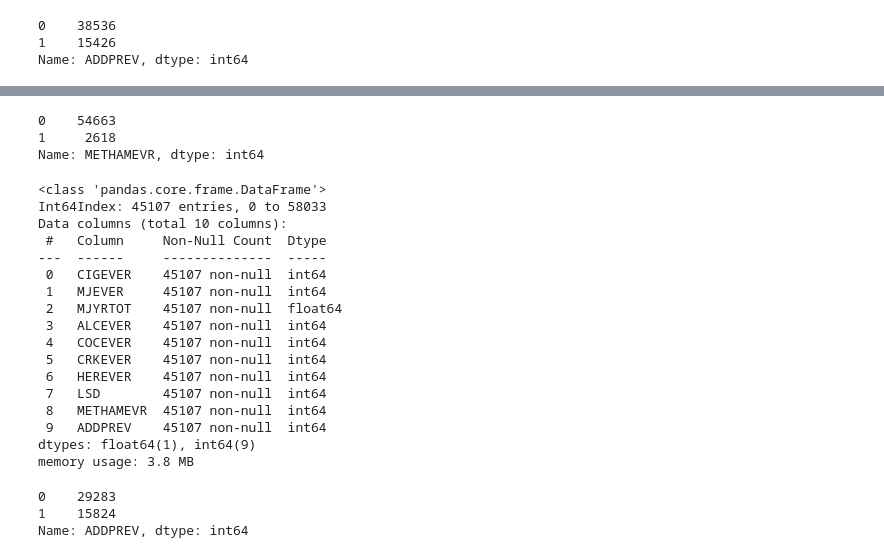
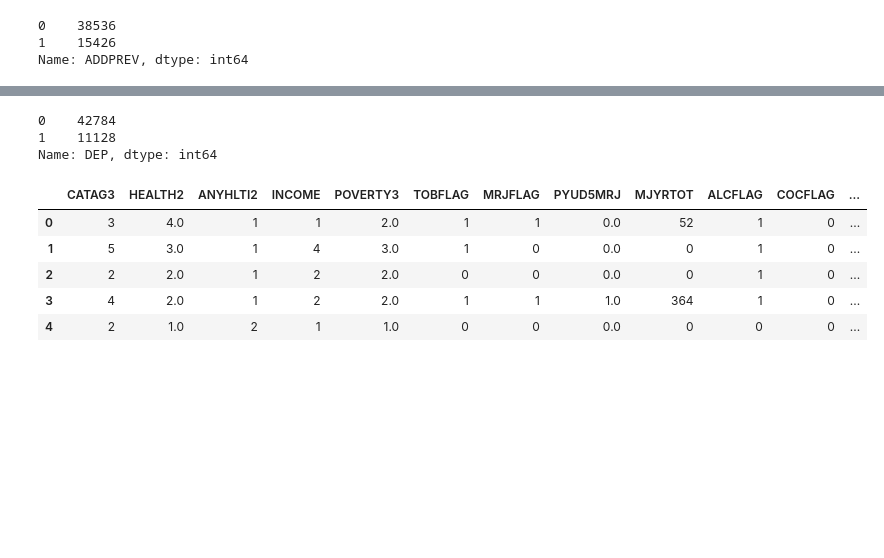
Before and after one commit to melissaprax/substance-use-mental-illness-analysis, a Jupyter notebook: drug_use_eda.ipynb, the cells around one changed output, grey strips where cells are left out. Saved outputs shown, nothing was run; the diff lists cells and outputs as text; code cells hidden in the pictures; blank space fills up the shorter version.

```diff
--- a/drug_use_eda.ipynb
+++ b/drug_use_eda.ipynb
@@ -259,8 +203,0 @@ Name: CRKEVER, dtype: int64
-# %%
-#HEREVER
-df = df[df['HEREVER'].isin([1,2])]
-
-df.loc[df['HEREVER'] == 2, 'HEREVER'] = 0
-
-# Inspect changes
-df['HEREVER'].value_counts()
@@ -289,45 +203,0 @@ Name: LSD, dtype: int64
-# %%
-#METHAMEVR
-df = df[df['METHAMEVR'].isin([1,2])]
-
-df.loc[df['METHAMEVR'] == 2, 'METHAMEVR'] = 0
-
-# Inspect changes
-df['METHAMEVR'].value_counts()
-# %% [output]
-0    54663
-1     2618
-Name: METHAMEVR, dtype: int64
-# %%
-# Clean ADDPREV
-df = df[(df['ADDPREV'] == 1) | (df['ADDPREV'] == 2)]
-
-# Change all 2s to 0s
-df['ADDPREV'] = df['ADDPREV'].replace(2, 0)
-
-# Inspect
-df.info()
-# %% [output]
-<class 'pandas.core.frame.DataFrame'>
-Int64Index: 45107 entries, 0 to 58033
-Data columns (total 10 columns):
- #   Column     Non-Null Count  Dtype
----  ------     --------------  -----
- 0   CIGEVER    45107 non-null  int64
- 1   MJEVER     45107 non-null  int64
- 2   MJYRTOT    45107 non-null  float64
- 3   ALCEVER    45107 non-null  int64
- 4   COCEVER    45107 non-null  int64
- 5   CRKEVER    45107 non-null  int64
- 6   HEREVER    45107 non-null  int64
- 7   LSD        45107 non-null  int64
- 8   METHAMEVR  45107 non-null  int64
- 9   ADDPREV    45107 non-null  int64
-dtypes: float64(1), int64(9)
-memory usage: 3.8 MB
-# %%
-df.ADDPREV.value_counts()
-# %% [output]
-0    29283
-1    15824
-Name: ADDPREV, dtype: int64
@@ -333,0 +221,16 @@ Name: ADDPREV, dtype: int64
+# %%
+# Inspect
+df.DEP.value_counts()
+# %% [output]
+0    42784
+1    11128
+Name: DEP, dtype: int64
+# %%
+df.head()
+# %% [output]
+|  | CATAG3 | HEALTH2 | ANYHLTI2 | INCOME | POVERTY3 | TOBFLAG | MRJFLAG | PYUD5MRJ | MJYRTOT | ALCFLAG | COCFLAG | ... |
+| 0 | 3 | 4.0 | 1 | 1 | 2.0 | 1 | 1 | 0.0 | 52 | 1 | 0 | ... |
+| 1 | 5 | 3.0 | 1 | 4 | 3.0 | 1 | 0 | 0.0 | 0 | 1 | 0 | ... |
+| 2 | 2 | 2.0 | 1 | 2 | 2.0 | 0 | 0 | 0.0 | 0 | 1 | 0 | ... |
+| 3 | 4 | 2.0 | 1 | 2 | 2.0 | 1 | 1 | 1.0 | 364 | 1 | 0 | ... |
+| 4 | 2 | 1.0 | 2 | 1 | 1.0 | 0 | 0 | 0.0 | 0 | 0 | 0 | ... |
```
Also changed, not shown: parts of 27 cells of this notebook.
